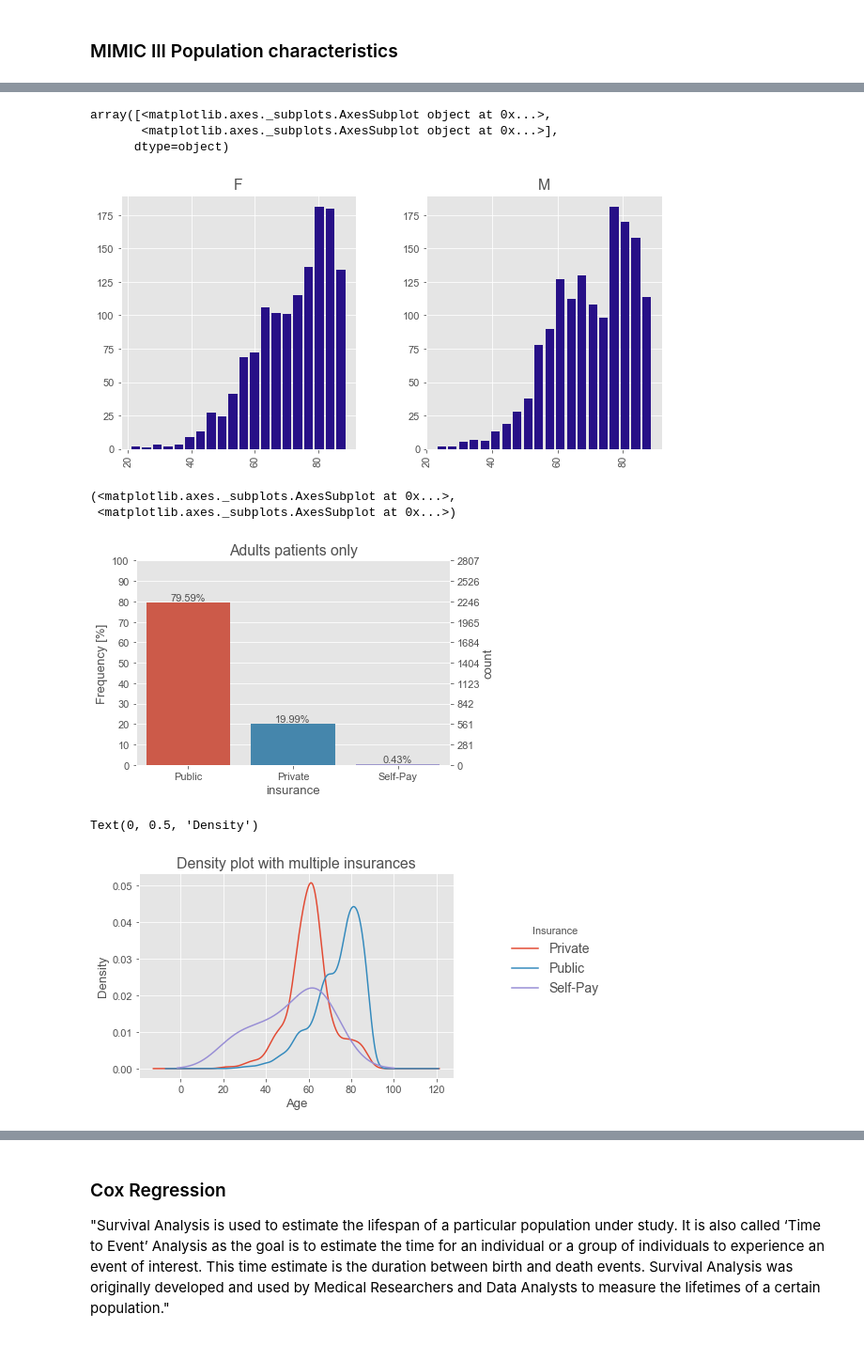
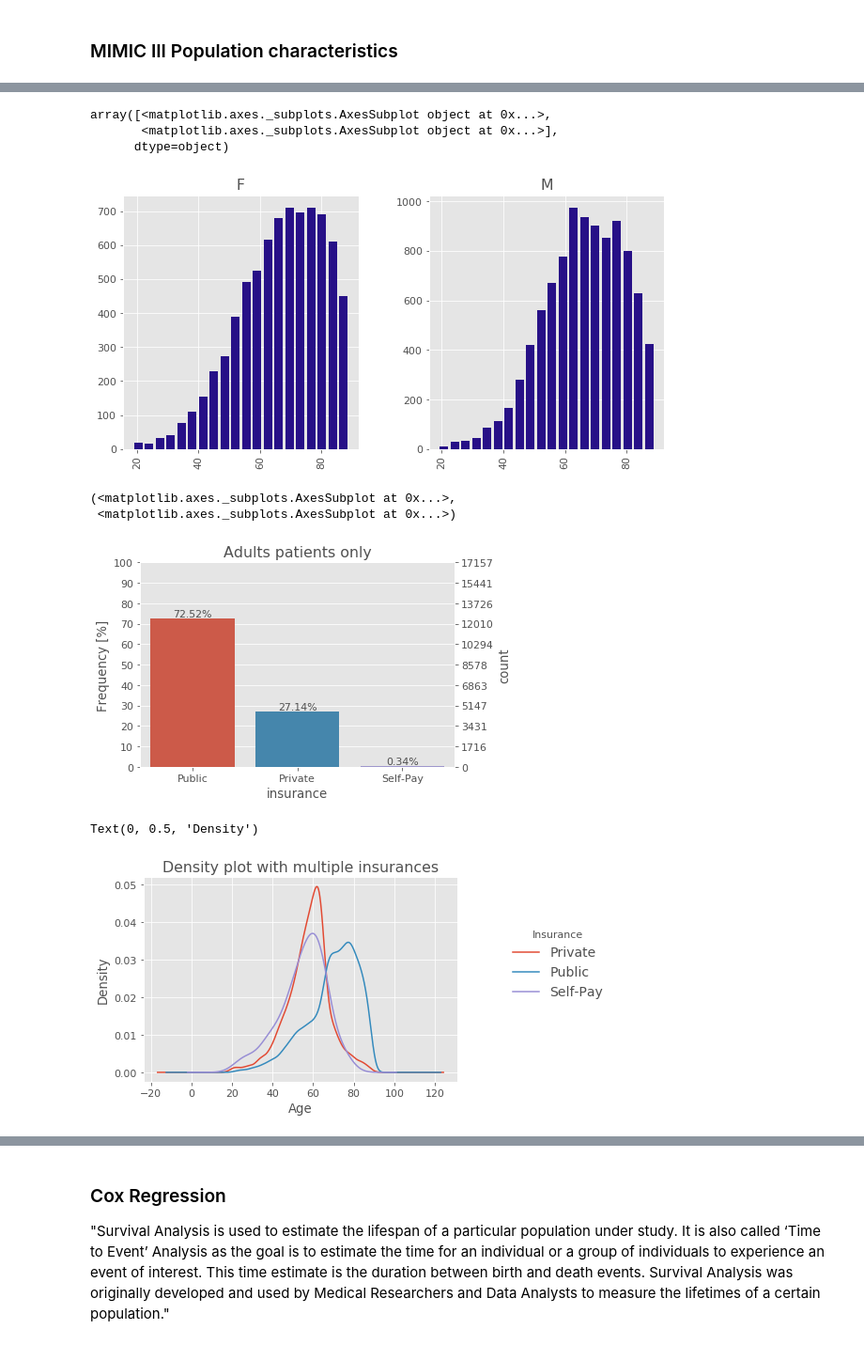
Before and after one commit to bseewald/fairness-ml-health, a Jupyter notebook: notebooks/mimic-iii/transplants/cox_regression.ipynb, the cells around one changed output, grey strips where cells are left out. Shown at 94% size. Saved outputs shown, nothing was run; the diff lists cells and outputs as text; code cells hidden in the pictures.

```diff
--- a/notebooks/mimic-iii/transplants/cox_regression.ipynb
+++ b/notebooks/mimic-iii/transplants/cox_regression.ipynb
@@ -64,10 +64,10 @@ def countplot_frequency(df, column_name, title, order=None):
 ### POSTGRESQL
 # %%
 # Notebook
-host = '/tmp'
+# host = '/tmp'
 
 # Locus
-# host = '/var/run/postgresql'
+host = '/var/run/postgresql'
 
 con = psycopg2.connect(dbname ='mimic', user='postgres', password="*2465RMLbru", host=host)
 cur = con.cursor()
@@ -255,6 +255,16 @@ print(time.strftime("%Y-%m-%d %H:%M:%s"))
 cohort_low_df.drop_duplicates(subset='hadm_id', keep='last', inplace=True)
 cohort_medium_df.drop_duplicates(subset='hadm_id', keep='last', inplace=True)
 cohort_high_df.drop_duplicates(subset='hadm_id', keep='last', inplace=True)
+# %%
+cohort_low_df['oasis_score'] = 1
+cohort_medium_df['oasis_score'] = 2
+cohort_high_df['oasis_score'] = 3
+# %%
+# Join all cohorts
+cohort_df = pd.DataFrame()
+cohort_df = cohort_df.append(cohort_low_df, ignore_index=True)
+cohort_df = cohort_df.append(cohort_medium_df, ignore_index=True)
+cohort_df = cohort_df.append(cohort_high_df, ignore_index=True)
 # %% [markdown]
 ### MIMIC III Population characteristics
 # %%
@@ -327,27 +317,21 @@ grouped_high_table
 # %%
 # Total (by gender)
-cohort_high_df.hist(column='age', by='gender', bins=20, color='#271087', zorder=2, rwidth=0.8, figsize=(10, 5))
-
-# cohort_medium_df.hist(column='age', by='gender', bins=20, color='#271087', zorder=2, rwidth=0.8, figsize=(10, 5))
+cohort_df.hist(column='age', by='gender', bins=20, color='#271087', zorder=2, rwidth=0.8, figsize=(10, 5))
 # %% [output]
 array([<matplotlib.axes._subplots.AxesSubplot object at 0x...>,
        <matplotlib.axes._subplots.AxesSubplot object at 0x...>],
       dtype=object)
-[figure, old version]
+[figure, new version]
 # %%
 # Total (by insurance)
-countplot_frequency(cohort_high_df, 'insurance', 'Adults patients only')
-
-# countplot_frequency(cohort_medium_df, 'insurance', 'Adults patients only')
+countplot_frequency(cohort_df, 'insurance', 'Adults patients only')
 # %% [output]
 (<matplotlib.axes._subplots.AxesSubplot at 0x...>,
  <matplotlib.axes._subplots.AxesSubplot at 0x...>)
-[figure, old version]
+[figure, new version]
 # %%
 # Insurance by age
-cohort_high_df.groupby('insurance')['age'].plot(kind='density')
-
-# cohort_medium_df.groupby('insurance')['age'].plot(kind='density')
+cohort_df.groupby('insurance')['age'].plot(kind='density')
 
 plt.legend(prop={'size': 14}, title = 'Insurance', frameon=False, bbox_to_anchor=(1.5, 0.8))
 plt.title('Density plot with multiple insurances')
@@ -355,6 +339,6 @@ plt.xlabel('Age')
 plt.ylabel('Density')
 # %% [output]
 Text(0, 0.5, 'Density')
-[figure, old version]
+[figure, new version]
 # %%
 # Lenght of stay
```
Also changed, not shown: parts of 18 cells of this notebook.
